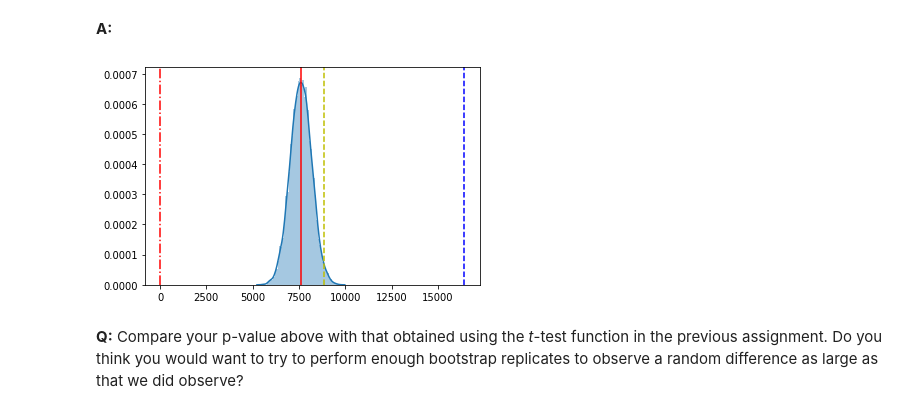
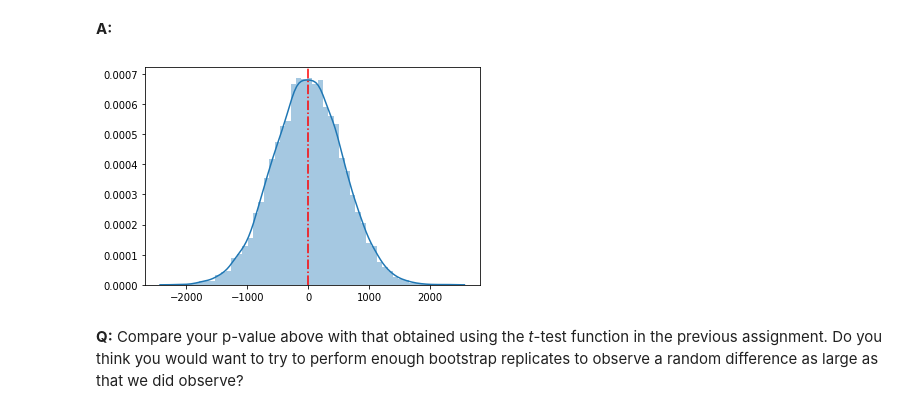
Before and after one commit to JoseMMontoro/springboard, a Jupyter notebook: mini_projects/statistics/bootstrap/Bootstrap_Inference_Mini-Project8.19/inferential_statistics_2-Q.ipynb, the cells around one changed output. Drawn from its saved outputs; the diff is of its cells as text; code cells hidden in the pictures.

```diff
--- a/mini_projects/statistics/bootstrap/Bootstrap_Inference_Mini-Project8.19/inferential_statistics_2-Q.ipynb
+++ b/mini_projects/statistics/bootstrap/Bootstrap_Inference_Mini-Project8.19/inferential_statistics_2-Q.ipynb
@@ -159,6 +159,12 @@ __Q:__ Perform a bootstrapped hypothesis test at the 5% significance level ($\al
 __A:__
 # %%
 # Null hypothesis: the means of insured and non-insured group are the same
+# %%
+shifted_ins = ins - np.mean(ins)
+shifted_non_ins = non_ins - np.mean(non_ins)
+
+# Substract each of the means to resemble the null hypthosis that
+# both means are the same
 # %%
 # Bootstrap the means of the both groups but for the means
 # generate list of the means of each
@@ -166,12 +172,12 @@ __A:__
 ins_means = np.empty(N_rep)
 
 for i in range(N_rep):
-    ins_means[i] = bootstrap_replicate_1d(ins, np.mean)
+    ins_means[i] = bootstrap_replicate_1d(shifted_ins, np.mean)
 
 not_ins_means = np.empty(N_rep)
 
 for i in range(N_rep):
-    not_ins_means[i] = bootstrap_replicate_1d(non_ins, np.mean)
+    not_ins_means[i] = bootstrap_replicate_1d(shifted_non_ins, np.mean)
 # %%
 diff_means_bootstrapped = ins_means - not_ins_means
 # %%
@@ -188,14 +194,14 @@ __A:__
 # %%
 # plot the histogram of the diff_mean_bootstrap
 # confidence interval wiht np.percentile if necessary
 
 _ = sns.distplot(diff_means_bootstrapped, hist=True, kde=True)
-_ = plt.axvline(diff_means_sample, color='r')
-_ = plt.axvline(np.mean(ins), color='b', linestyle='--')
-_ = plt.axvline(np.mean(non_ins), color='y', linestyle='--')
+# _ = plt.axvline(diff_means_sample, color='r')
+# _ = plt.axvline(np.mean(ins), color='b', linestyle='--')
+# _ = plt.axvline(np.mean(non_ins), color='y', linestyle='--')
 _ = plt.axvline(p_value, color='r', linestyle='-.')
 # %% [output]
-[figure, old version]
+[figure, new version]
 # %% [markdown]
 __Q:__ Compare your p-value above with that obtained using the _t_-test function in the previous assignment. Do you think you would want to try to perform enough bootstrap replicates to observe a random difference as large as that we did observe?
 # %% [markdown]
```
Also changed, not shown: parts of 3 cells of this notebook.
